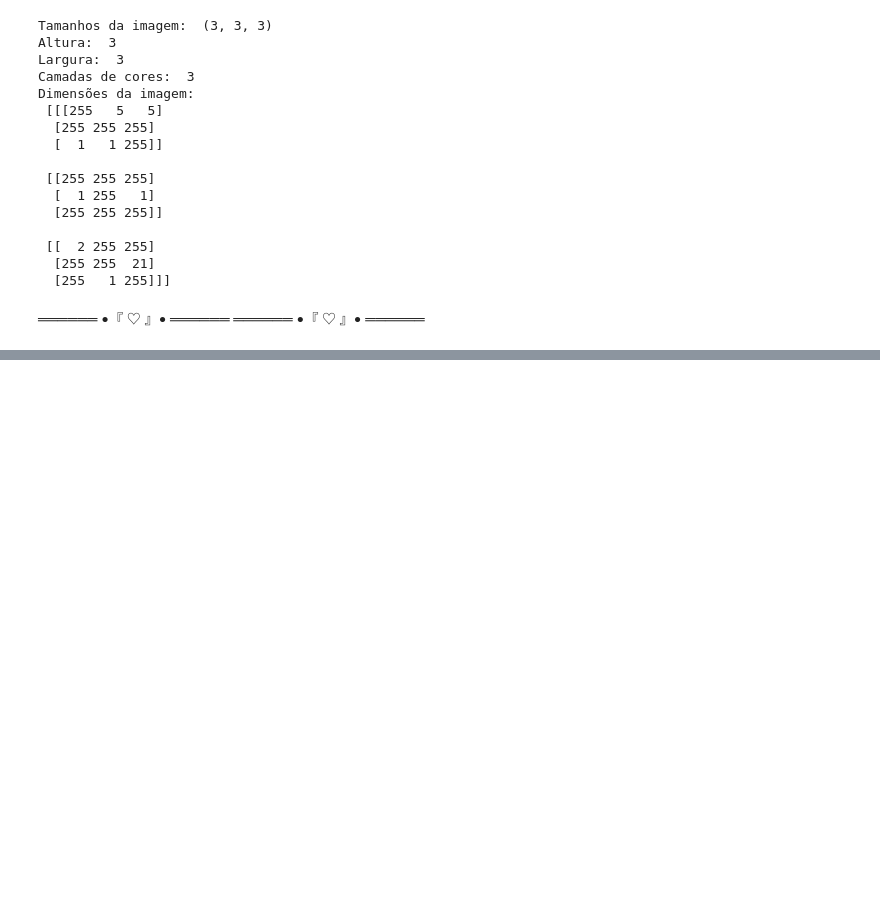
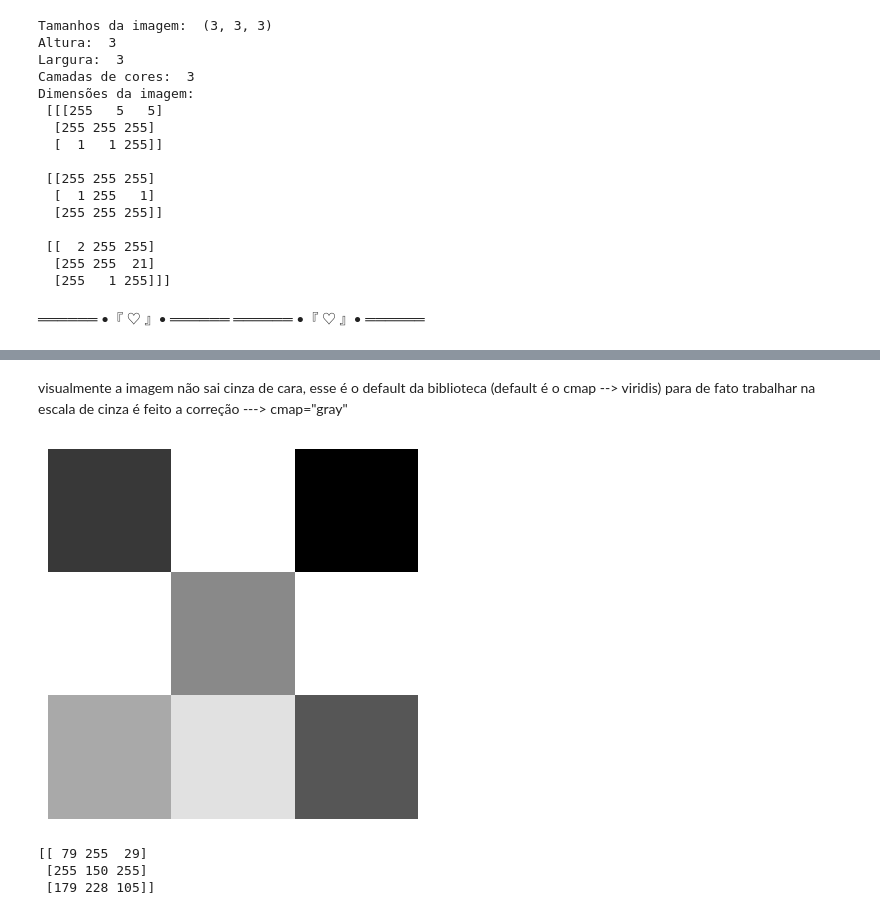
Before and after one commit to XxAbsSouza/AI-Engeneering-Fiap2025, a Jupyter notebook: Aula 1302/IntroPID.ipynb, the cells around one changed output, grey strips where cells are left out. Drawn from its saved outputs; the diff is of its cells as text; code cells hidden in the pictures; blank space fills up the shorter version.

```diff
--- a/Aula 1302/IntroPID.ipynb
+++ b/Aula 1302/IntroPID.ipynb
@@ -195,0 +233,14 @@ Dimensões da imagem:
+# %% [markdown]
+visualmente a imagem não sai cinza de cara, esse é o default da biblioteca (default é o cmap --> viridis)
+para de fato trabalhar na escala de cinza é feito a correção ---> cmap="gray"
+# %%
+plt.imshow(imagem_cinza, cmap="gray")
+
+plt.axis('off')
+plt.show()
+print(imagem_cinza)
+# %% [output]
+[figure, added]
+[[ 79 255  29]
+ [255 150 255]
+ [179 228 105]]
```
Also changed, not shown: parts of 15 cells of this notebook, 3 other files.
